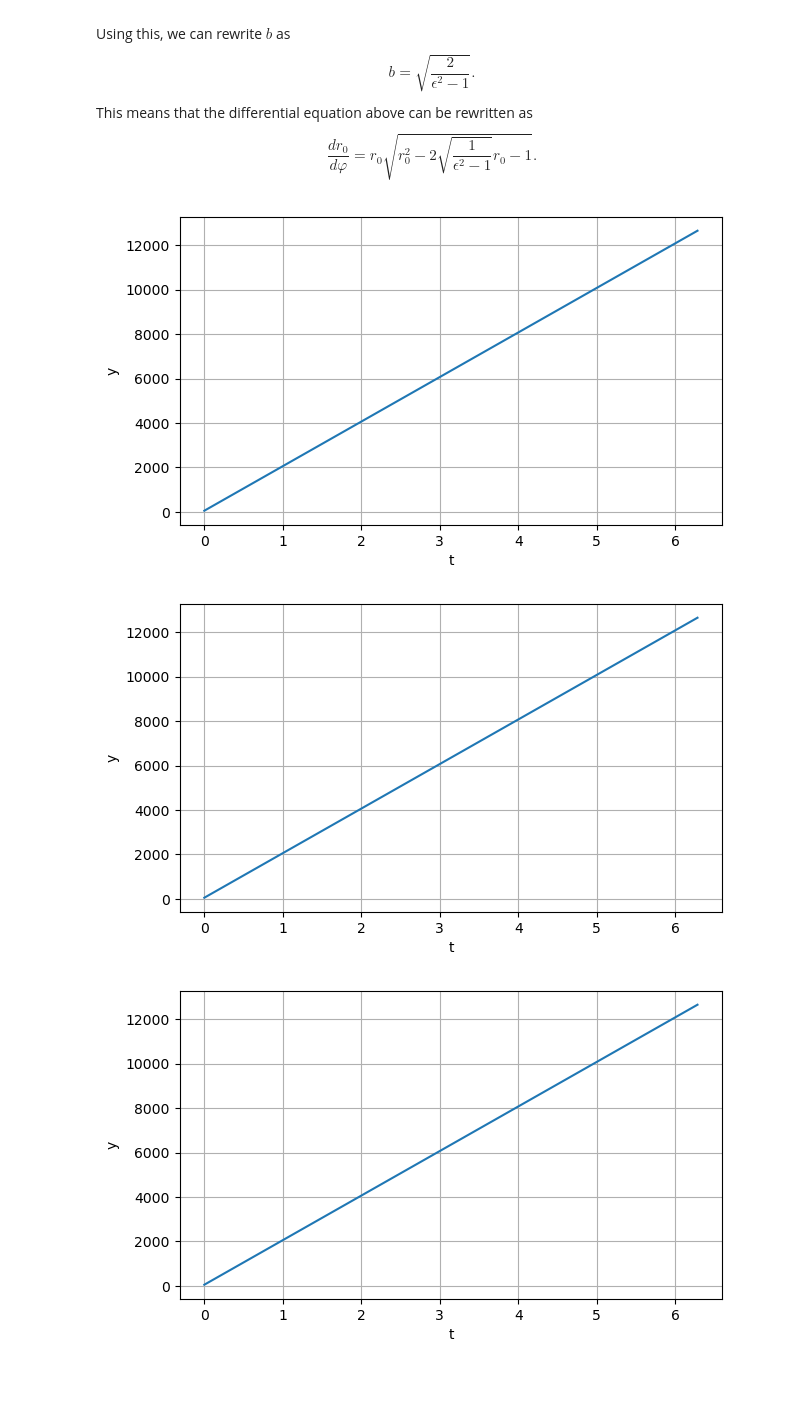
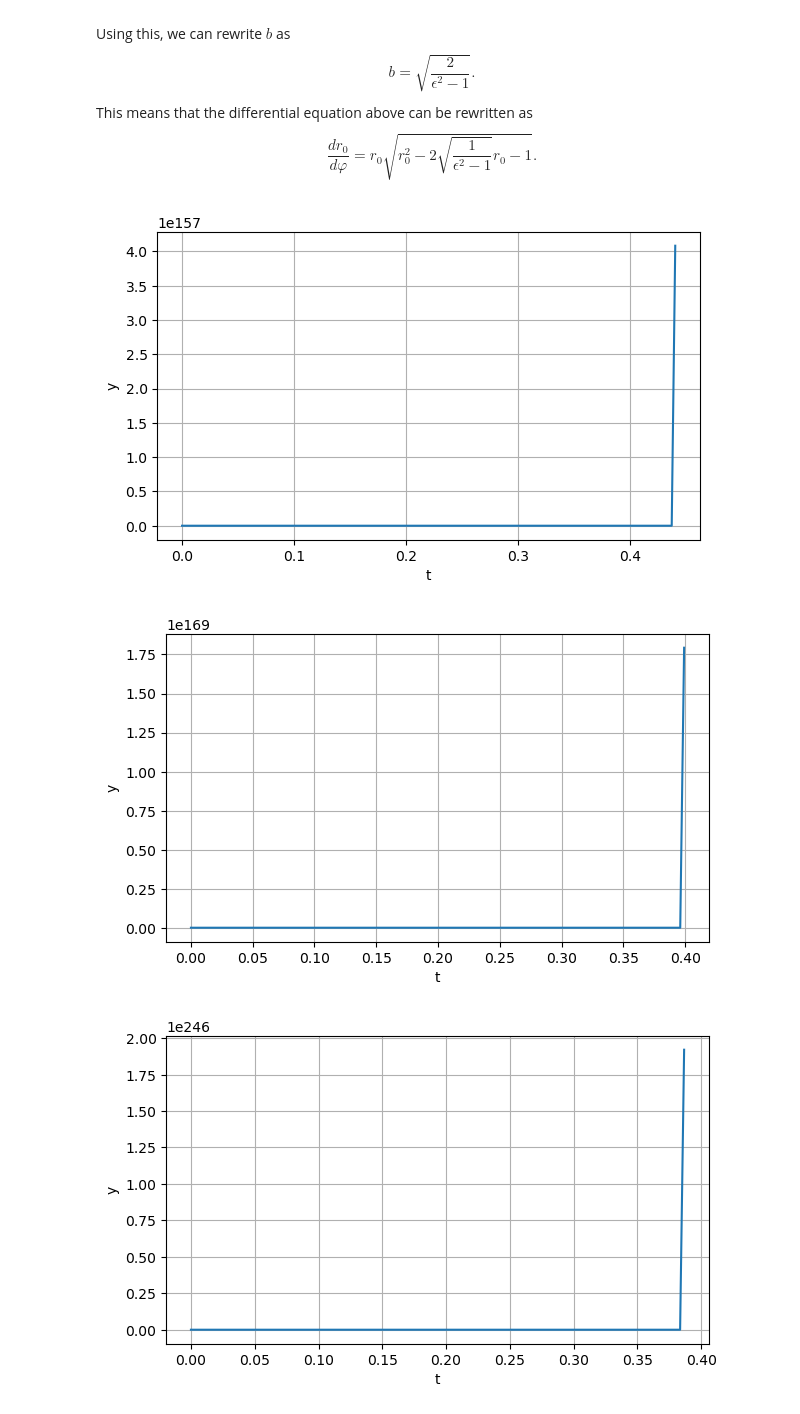
Before and after one commit to chtang-hmc/PHYS064, a Jupyter notebook: HW8C.ipynb, the cells around one changed output. Cells and saved outputs as stored; diff of their text form; code cells hidden in the pictures; blank space fills up the shorter version.

```diff
--- a/HW8C.ipynb
+++ b/HW8C.ipynb
@@ -148,19 +148,29 @@ $$ \frac{dr_0}{d\varphi} = r_0 \sqrt{r_0^2 - 2\sqrt{\frac{1}{\epsilon^2 - 1}} r_
 # %%
 def f_temp(phi, r0, epsilon):
     if epsilon == 1:
         return 0
     else:
         g = (1/(epsilon **2 - 1)) ** (1/2)
         return r0 * (r0**2 - 2*g*r0 - 1) ** (1/2)
 
-for epsilon in [0, 0.2, 0.75, 1, 1.5]:
+for epsilon in [1.5,2,2.5,3, 5]:
     def f(phi, r0):
         return f_temp(phi, r0, epsilon)
-    t = np.linspace(0, 2*np.pi, 200)
-    x = implicit_trapezoidal_method(f, 50, t)
+    t = np.linspace(0, 2*np.pi, 2000)
+    x = trapezoidal_method(f, 3, t)
     x = np.abs(x)
     doaplot(t, x)
+
+# use solve_ivp to solve the ODE
+from scipy.integrate import solve_ivp
+
+def f(t, x):
+    return np.array([x[1], x[0] - x[0] ** 3])
+
+t = np.linspace(0, 10, 1000)
+x = solve_ivp(f, [0, 10], [1, 0], t_eval=t)
+doaplot(x.t, x.y[0])
 # %% [output]
-[figure, old version]
+[figure, new version]
-[figure, old version]
+[figure, new version]
-[figure, old version]
+[figure, new version]
```
Also changed, not shown: parts of 2 cells of this notebook, 1 other file.
